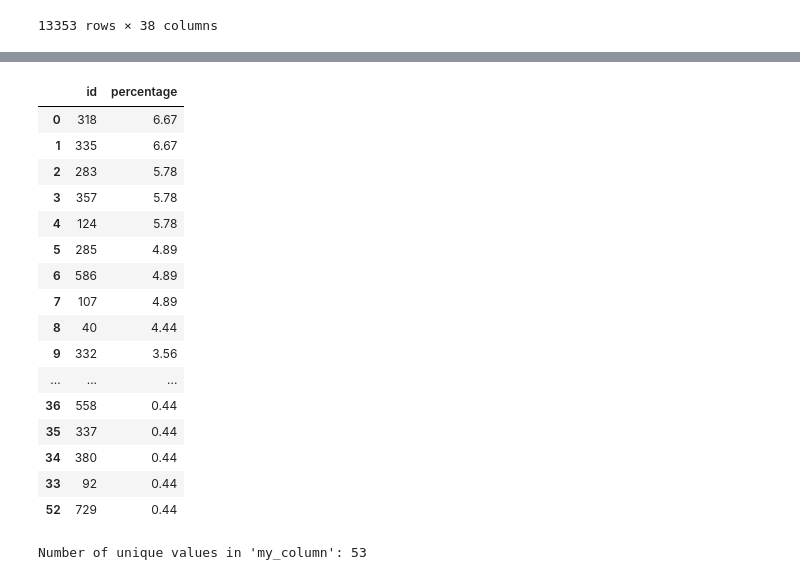
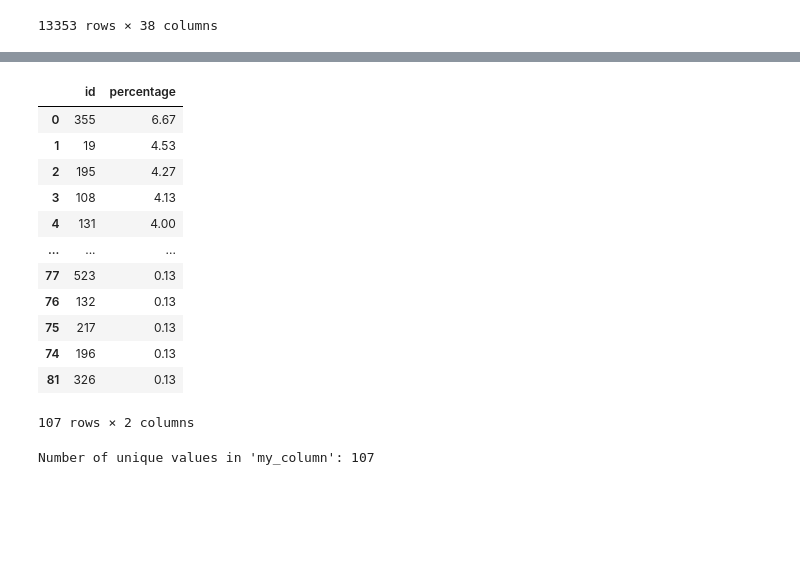
Before and after one commit to Dofften/FPL-Oort, a Jupyter notebook: trial.ipynb, the cells around one changed output, grey strips where cells are left out. Drawn from its saved outputs; the diff is of its cells as text; code cells hidden in the pictures; blank space fills up the shorter version.

```diff
--- a/trial.ipynb
+++ b/trial.ipynb
@@ -55,18 +55,20 @@ df2[df2["position"] == "FWD"]
 13353 rows × 38 columns
 # %%
 import requests , json, csv
+import pandas as pd
 
 # Overall FPL league ID, 314 for 2019/20 season.
 overallLeageID = 314
 
 # number of GW in 2019/20 season. Done as array to avoid calling api for blank GW 30-38.
 gameWeeks = [1,2,3,4,5,6,7,8,9,10,11,12,13,14,15,16,17,18,19,20,21,22,23,24,25,26,27,28,29,30,31,32,33,34,35,36,37,38,39]
+gameWeek = [4]
 
-# adds the top 15 team ID's to this array
+# adds the top team ID's to this array
 teamIDarray = []
 
 # number of top manager information required.
-topManagerNumber = 15
+topManagerNumber = 50
 
 url = "https://fantasy.premierleague.com/api/leagues-classic/"+str(overallLeageID)+"/standings/"
 
@@ -104,7 +106,7 @@ for manager in managerParsed:
 count1 = 0
 count2 = 0
 for teamID in teamIDarray:
-	for x in gameWeeks:
+	for x in gameWeek:
 		url = "https://fantasy.premierleague.com/api/entry/"+str(teamID)+"/event/"+str(x)+"/picks/"
 		response = requests.get(url)
 		data = response.text
@@ -209,39 +168,35 @@ gw34.head(20)
 # %%
 # assuming the original dataframe is named 'df'
-new_df = pd.DataFrame(columns=['id', 'percentage'])
+top_players_df = pd.DataFrame(columns=['id', 'percentage'])
 
-grouped = gw34.groupby('id')
-total_count = len(gw34)
+grouped = df.groupby('id')
+total_count = len(df)
 
 for name, group in grouped:
     count = len(group)
     percentage = round((count / total_count)* 100, 2)
     new_row = {'id': name, 'percentage': percentage}
-    new_df = pd.concat([new_df, pd.DataFrame([new_row])], ignore_index=True)
-    new_df = new_df.sort_values('percentage', ascending=False)
+    top_players_df = pd.concat([top_players_df, pd.DataFrame([new_row])], ignore_index=True)
+    top_players_df = top_players_df.sort_values('percentage', ascending=False)
 
-new_df
+top_players_df
 # %% [output]
 |  | id | percentage |
-| 0 | 318 | 6.67 |
-| 1 | 335 | 6.67 |
-| 2 | 283 | 5.78 |
-| 3 | 357 | 5.78 |
-| 4 | 124 | 5.78 |
-| 5 | 285 | 4.89 |
-| 6 | 586 | 4.89 |
-| 7 | 107 | 4.89 |
-| 8 | 40 | 4.44 |
-| 9 | 332 | 3.56 |
+| 0 | 355 | 6.67 |
+| 1 | 19 | 4.53 |
+| 2 | 195 | 4.27 |
+| 3 | 108 | 4.13 |
+| 4 | 131 | 4.00 |
 | ... | ... | ... |
-| 36 | 558 | 0.44 |
-| 35 | 337 | 0.44 |
-| 34 | 380 | 0.44 |
-| 33 | 92 | 0.44 |
-| 52 | 729 | 0.44 |
+| 77 | 523 | 0.13 |
+| 76 | 132 | 0.13 |
+| 75 | 217 | 0.13 |
+| 74 | 196 | 0.13 |
+| 81 | 326 | 0.13 |
+107 rows × 2 columns
 # %%
-num_unique_values = gw34['id'].nunique()
+num_unique_values = df['id'].nunique()
 
 print("Number of unique values in 'my_column':", num_unique_values)
 # %% [output]
-Number of unique values in 'my_column': 53
+Number of unique values in 'my_column': 107
```
Also changed, not shown: parts of 21 cells of this notebook.
